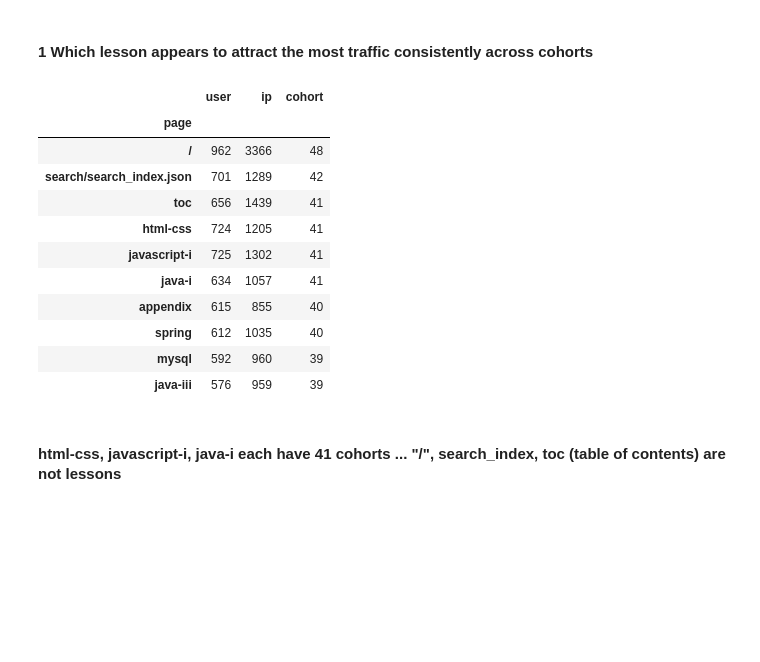
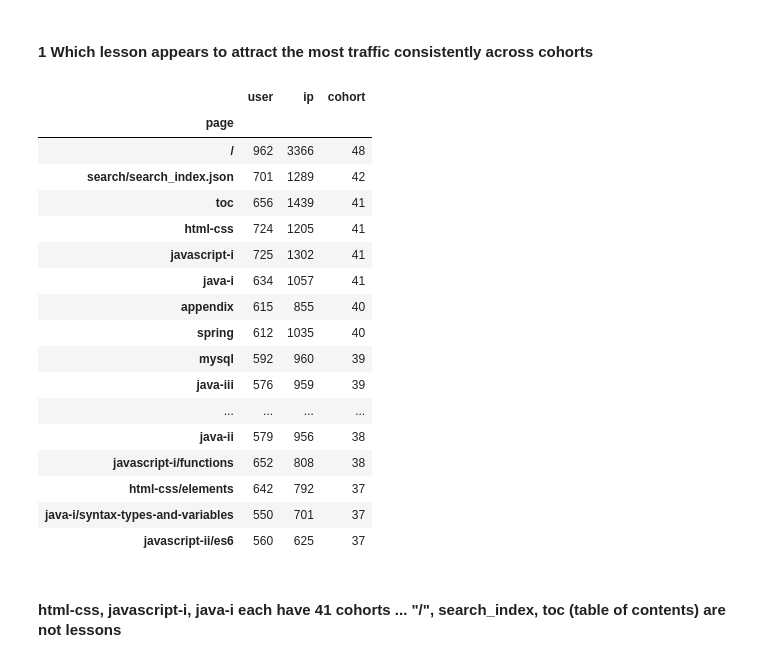
Before and after one commit to RichardAlcabes22/anomaly-detection-exercises, a Jupyter notebook: AD_research.ipynb, the cells around one changed output. Drawn from its saved outputs; the diff is of its cells as text; code cells hidden in the pictures; blank space fills up the shorter version.

```diff
--- a/AD_research.ipynb
+++ b/AD_research.ipynb
@@ -398,20 +398,26 @@ plt.show()
 # %% [markdown]
 #### 1 Which lesson appears to attract the most traffic consistently across cohorts
 # %%
-page_unq_df.sort_values('cohort',ascending=False).head(10)
+page_unq_df.sort_values('cohort',ascending=False).head(20)
 # %% [output]
 |  | user | ip | cohort |
 | page |  |  |  |
 | / | 962 | 3366 | 48 |
 | search/search_index.json | 701 | 1289 | 42 |
 | toc | 656 | 1439 | 41 |
 | html-css | 724 | 1205 | 41 |
 | javascript-i | 725 | 1302 | 41 |
 | java-i | 634 | 1057 | 41 |
 | appendix | 615 | 855 | 40 |
 | spring | 612 | 1035 | 40 |
 | mysql | 592 | 960 | 39 |
 | java-iii | 576 | 959 | 39 |
+| ... | ... | ... | ... |
+| java-ii | 579 | 956 | 38 |
+| javascript-i/functions | 652 | 808 | 38 |
+| html-css/elements | 642 | 792 | 37 |
+| java-i/syntax-types-and-variables | 550 | 701 | 37 |
+| javascript-ii/es6 | 560 | 625 | 37 |
 # %% [markdown]
 #### html-css, javascript-i, java-i each have 41 cohorts ... "/", search_index, toc (table of contents) are not lessons
 # %% [markdown]
```
Also changed, not shown: parts of 44 cells of this notebook, 1 other file.
